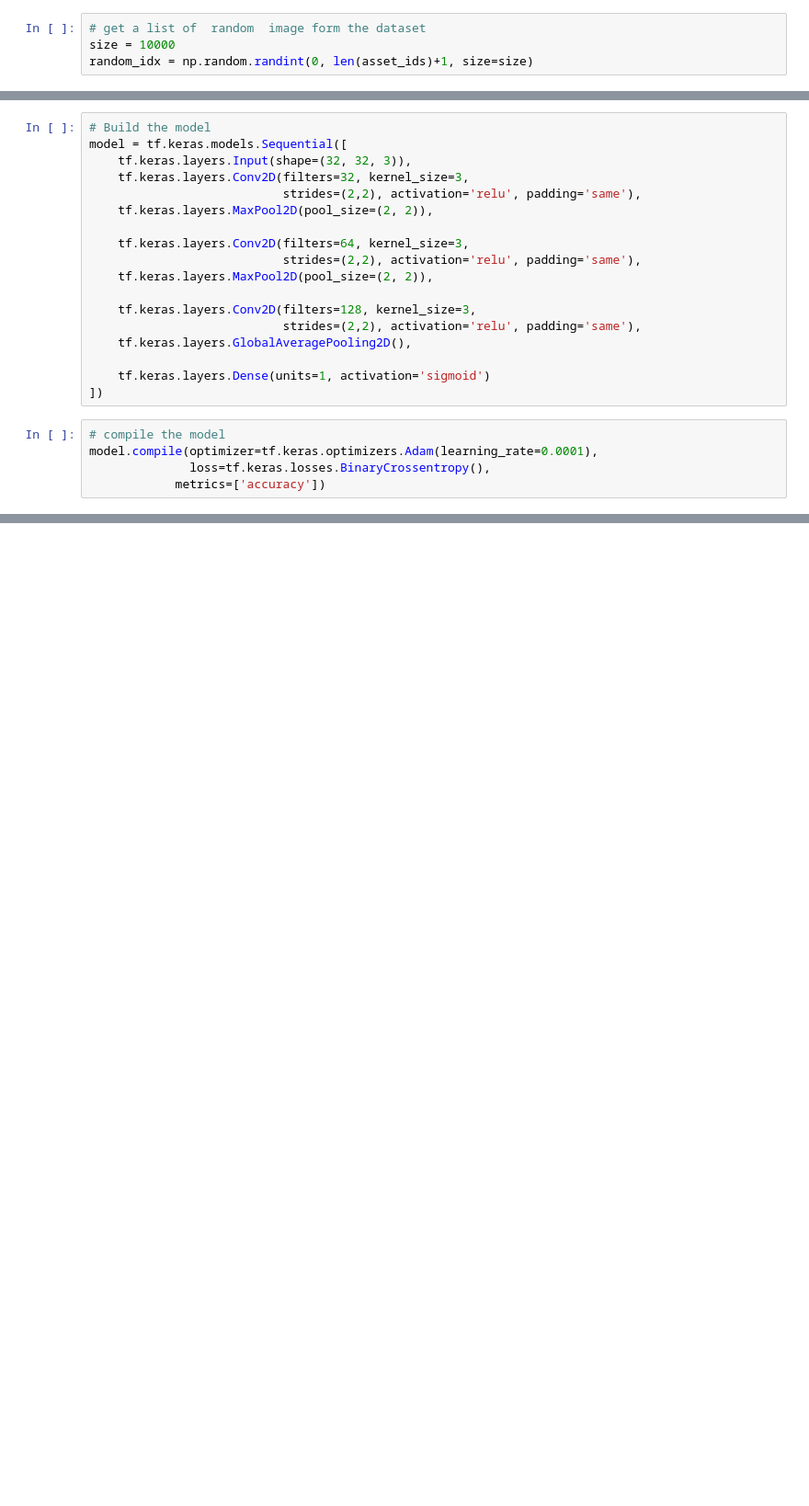
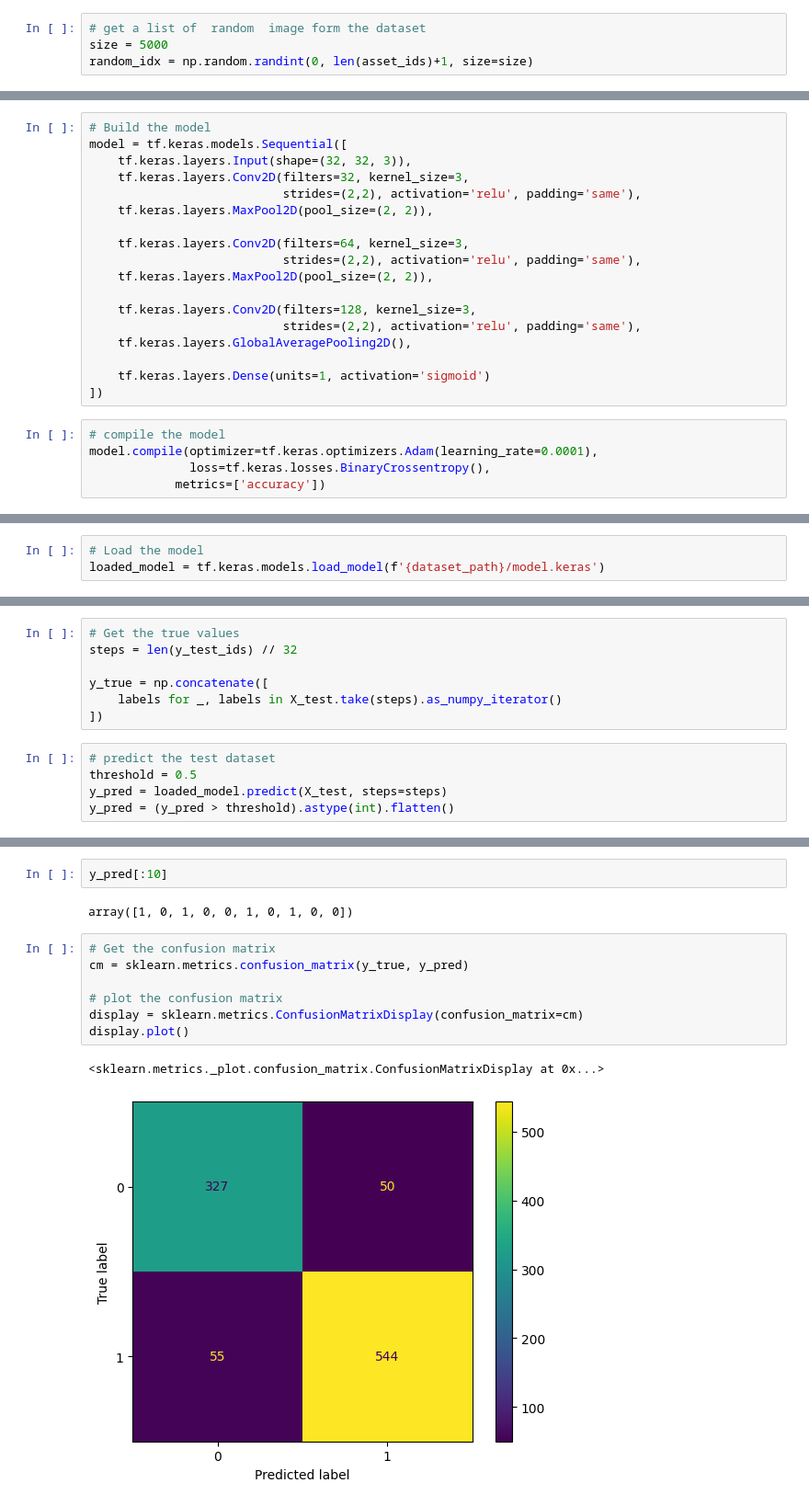
Before and after one commit to nawroz-m/ML_learning, a Jupyter notebook: GalaxyClassificationCNN.ipynb, the cells around one changed output, grey strips where cells are left out. Shown at 92% size. Cells and saved outputs as stored; diff of their text form; blank space fills up the shorter version.

```diff
--- a/GalaxyClassificationCNN.ipynb
+++ b/GalaxyClassificationCNN.ipynb
@@ -265,7 +265,7 @@ plt.imshow(image)
 asset_ids = df['asset_id']
 # %%
 # get a list of  random  image form the dataset
-size = 10000
+size = 5000
 random_idx = np.random.randint(0, len(asset_ids)+1, size=size)
 # %%
 # split the ids for training & testing
@@ -466,0 +475,3 @@ pd.DataFrame(history.history).plot()
+# %%
+# Load the model
+loaded_model = tf.keras.models.load_model(f'{dataset_path}/model.keras')
@@ -466,0 +511,12 @@ pd.DataFrame(history.history).plot()
+# %%
+# Get the true values
+steps = len(y_test_ids) // 32
+
+y_true = np.concatenate([
+    labels for _, labels in X_test.take(steps).as_numpy_iterator()
+])
+# %%
+# predict the test dataset
+threshold = 0.5
+y_pred = loaded_model.predict(X_test, steps=steps)
+y_pred = (y_pred > threshold).astype(int).flatten()
@@ -466,0 +525,14 @@ pd.DataFrame(history.history).plot()
+# %%
+y_pred[:10]
+# %% [output]
+array([1, 0, 1, 0, 0, 1, 0, 1, 0, 0])
+# %%
+# Get the confusion matrix
+cm = sklearn.metrics.confusion_matrix(y_true, y_pred)
+
+# plot the confusion matrix
+display = sklearn.metrics.ConfusionMatrixDisplay(confusion_matrix=cm)
+display.plot()
+# %% [output]
+<sklearn.metrics._plot.confusion_matrix.ConfusionMatrixDisplay at 0x...>
+[figure, added]
```
Also changed, not shown: parts of 12 cells of this notebook.
